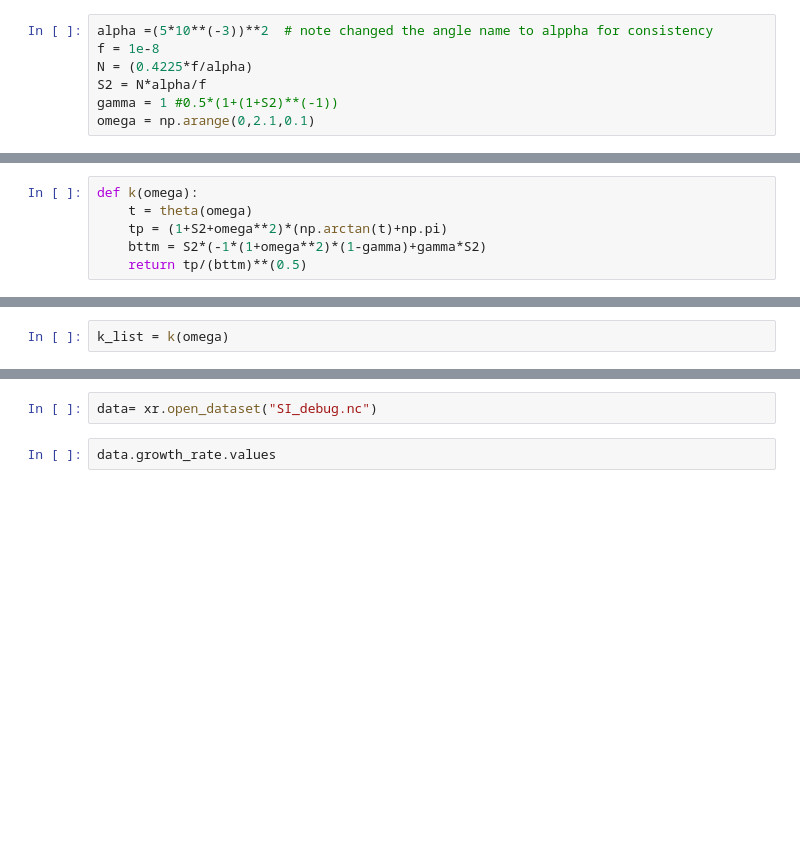
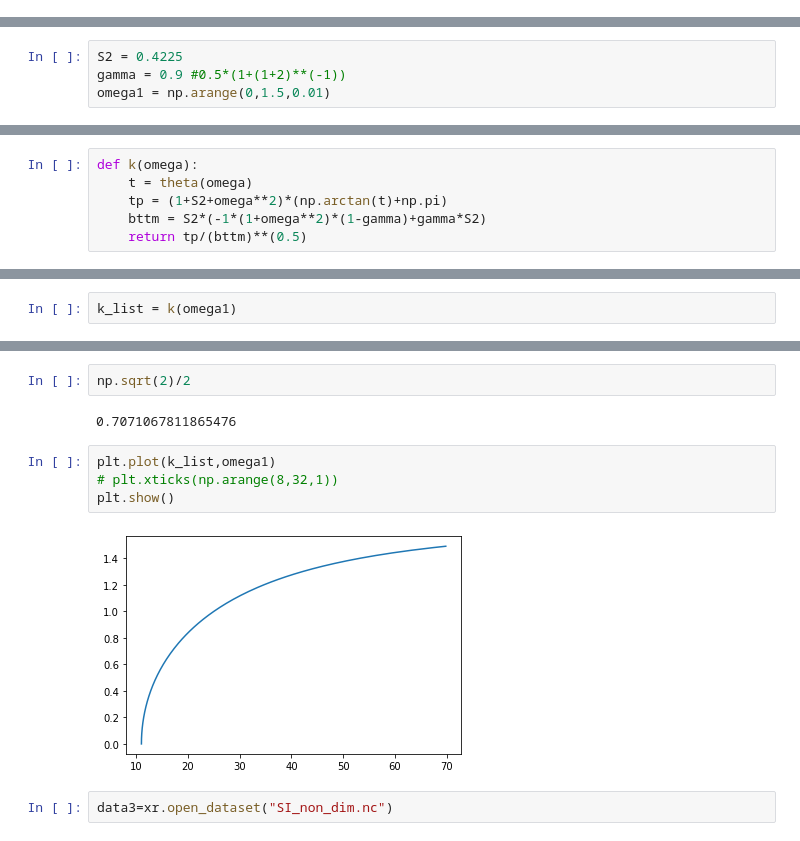
Before and after one commit to loganpknudsen/BottomBoundaryLayer, a Jupyter notebook: SI_growth_rate_checker.ipynb, the cells around one changed output, grey strips where cells are left out. Drawn from its saved outputs; the diff is of its cells as text; blank space fills up the shorter version.

```diff
--- a/SI_growth_rate_checker.ipynb
+++ b/SI_growth_rate_checker.ipynb
@@ -2,10 +2,3 @@
 import numpy as np
 import matplotlib.pyplot as plt
 import xarray as xr
-# %%
-alpha =(5*10**(-3))**2  # note changed the angle name to alppha for consistency
-f = 1e-8
-N = (0.4225*f/alpha)
-S2 = N*alpha/f
-gamma = 1 #0.5*(1+(1+S2)**(-1))
-omega = np.arange(0,2.1,0.1)
@@ -13,0 +5,4 @@ alpha
+# %%
+S2 = 0.4225
+gamma = 0.9 #0.5*(1+(1+2)**(-1))
+omega1 = np.arange(0,1.5,0.01)
@@ -25,2 +30,2 @@ def k(omega):
 # %%
-k_list = k(omega)
+k_list = k(omega1)
@@ -31,4 +52,12 @@ plt.plot(k_list,omega)
+# %%
+np.sqrt(2)/2
+# %% [output]
+0.7071067811865476
+# %%
+plt.plot(k_list,omega1)
+# plt.xticks(np.arange(8,32,1))
+plt.show()
+# %% [output]
+[figure, added]
 # %%
-data= xr.open_dataset("SI_debug.nc")
+data3=xr.open_dataset("SI_non_dim.nc")
-# %%
-data.growth_rate.values
```
Also changed, not shown: parts of 16 cells of this notebook, 15 other files.
